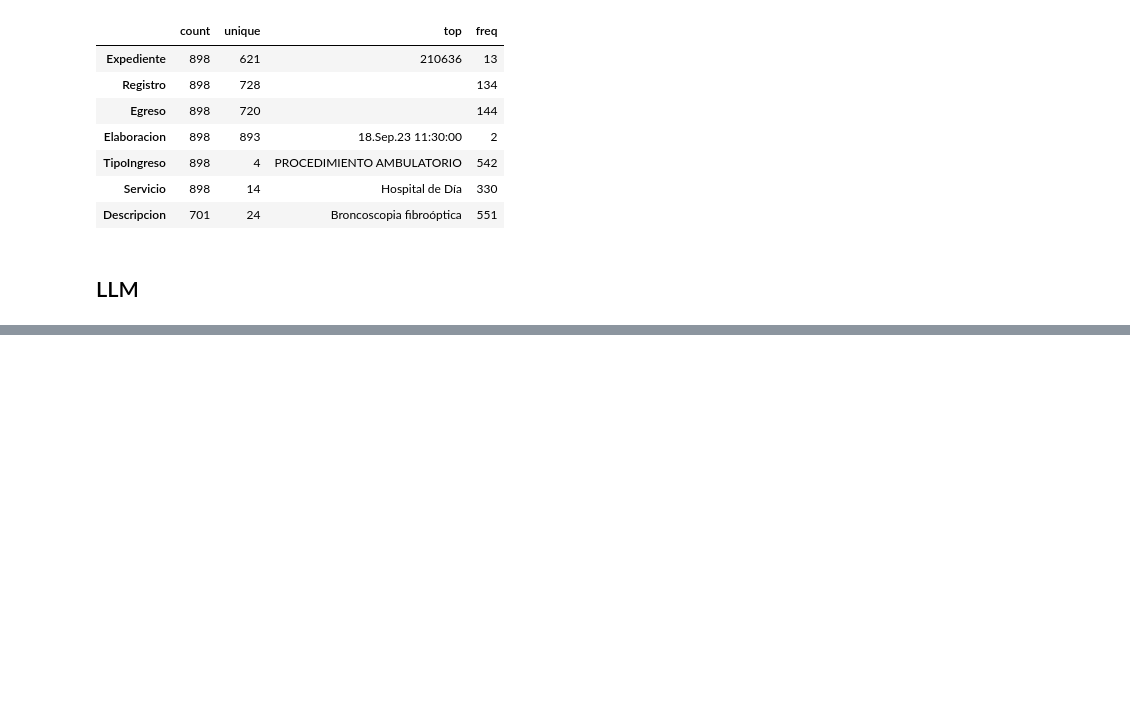
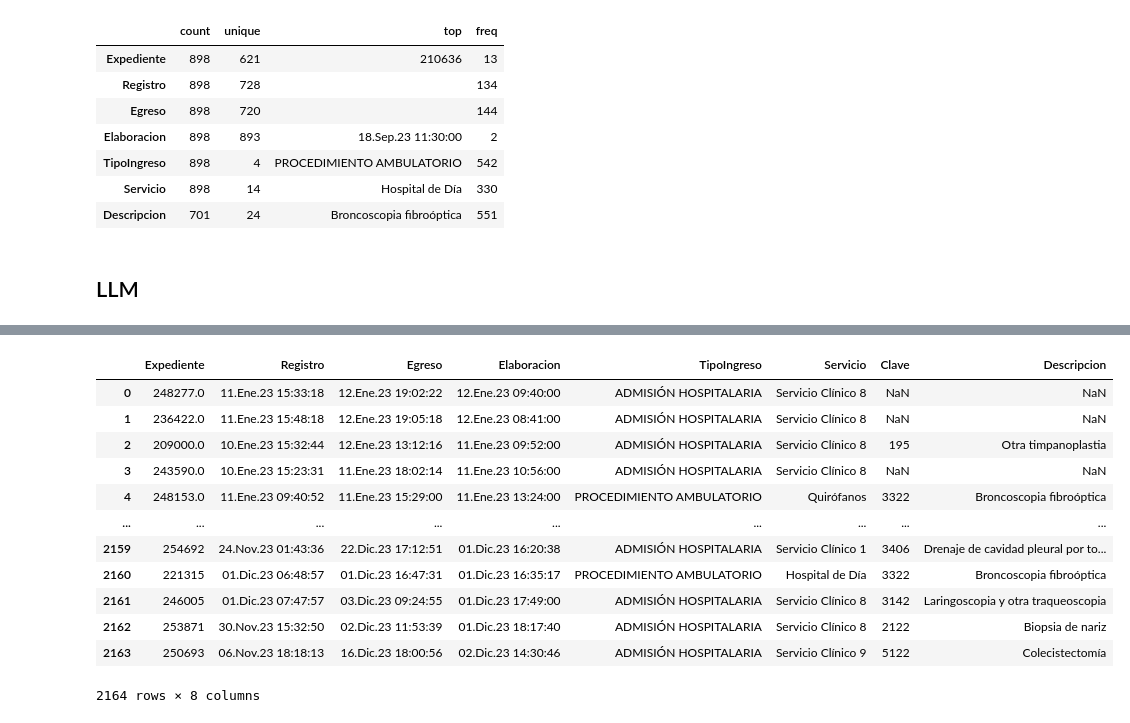
Before and after one commit to genomorro/tic-iner, a Jupyter notebook: main.ipynb, the cells around one changed output, grey strips where cells are left out. Drawn from its saved outputs; the diff is of its cells as text; code cells hidden in the pictures; blank space fills up the shorter version.

Commit message:
Creado un agente

```diff
--- a/main.ipynb
+++ b/main.ipynb
@@ -189,7 +191,3 @@ df_hi.describe(include='object').transpose()
 from dotenv import load_dotenv
 load_dotenv()
 llm = ChatGroq(model_name="llama3-70b-8192")
-# %%
-df_hq = SmartDataframe(df_hq, config={"llm": llm})
-df_hi = SmartDataframe(df_hi, config={"llm": llm})
-df_np = SmartDataframe(df_np, config={"llm": llm})
@@ -195,0 +200,2 @@ df_np = SmartDataframe(df_np, config={"llm": llm})
+# %%
+ai = Agent([df_hq, df_hi, df_np], config={"llm": llm}, memory_size=10)
@@ -195,0 +222,16 @@ df_np = SmartDataframe(df_np, config={"llm": llm})
+# %%
+ai.chat("Crea un dataframe llamado df a partir de la tabla anterior")
+# %% [output]
+|  | Expediente | Registro | Egreso | Elaboracion | TipoIngreso | Servicio | Clave | Descripcion |
+| 0 | 248277.0 | 11.Ene.23 15:33:18 | 12.Ene.23 19:02:22 | 12.Ene.23 09:40:00 | ADMISIÓN HOSPITALARIA | Servicio Clínico 8 | NaN | NaN |
+| 1 | 236422.0 | 11.Ene.23 15:48:18 | 12.Ene.23 19:05:18 | 12.Ene.23 08:41:00 | ADMISIÓN HOSPITALARIA | Servicio Clínico 8 | NaN | NaN |
+| 2 | 209000.0 | 10.Ene.23 15:32:44 | 12.Ene.23 13:12:16 | 11.Ene.23 09:52:00 | ADMISIÓN HOSPITALARIA | Servicio Clínico 8 | 195 | Otra timpanoplastia |
+| 3 | 243590.0 | 10.Ene.23 15:23:31 | 11.Ene.23 18:02:14 | 11.Ene.23 10:56:00 | ADMISIÓN HOSPITALARIA | Servicio Clínico 8 | NaN | NaN |
+| 4 | 248153.0 | 11.Ene.23 09:40:52 | 11.Ene.23 15:29:00 | 11.Ene.23 13:24:00 | PROCEDIMIENTO AMBULATORIO | Quirófanos | 3322 | Broncoscopia fibroóptica |
+| ... | ... | ... | ... | ... | ... | ... | ... | ... |
+| 2159 | 254692 | 24.Nov.23 01:43:36 | 22.Dic.23 17:12:51 | 01.Dic.23 16:20:38 | ADMISIÓN HOSPITALARIA | Servicio Clínico 1 | 3406 | Drenaje de cavidad pleural por to... |
+| 2160 | 221315 | 01.Dic.23 06:48:57 | 01.Dic.23 16:47:31 | 01.Dic.23 16:35:17 | PROCEDIMIENTO AMBULATORIO | Hospital de Día | 3322 | Broncoscopia fibroóptica |
+| 2161 | 246005 | 01.Dic.23 07:47:57 | 03.Dic.23 09:24:55 | 01.Dic.23 17:49:00 | ADMISIÓN HOSPITALARIA | Servicio Clínico 8 | 3142 | Laringoscopia y otra traqueoscopia |
+| 2162 | 253871 | 30.Nov.23 15:32:50 | 02.Dic.23 11:53:39 | 01.Dic.23 18:17:40 | ADMISIÓN HOSPITALARIA | Servicio Clínico 8 | 2122 | Biopsia de nariz |
+| 2163 | 250693 | 06.Nov.23 18:18:13 | 16.Dic.23 18:00:56 | 02.Dic.23 14:30:46 | ADMISIÓN HOSPITALARIA | Servicio Clínico 9 | 5122 | Colecistectomía |
+2164 rows × 8 columns
```
Also changed, not shown: parts of 6 cells of this notebook.
